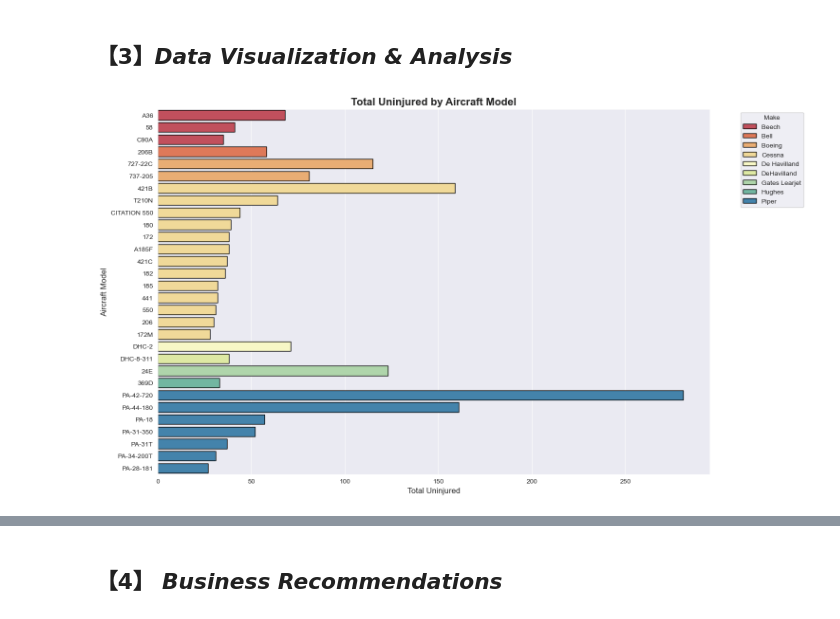
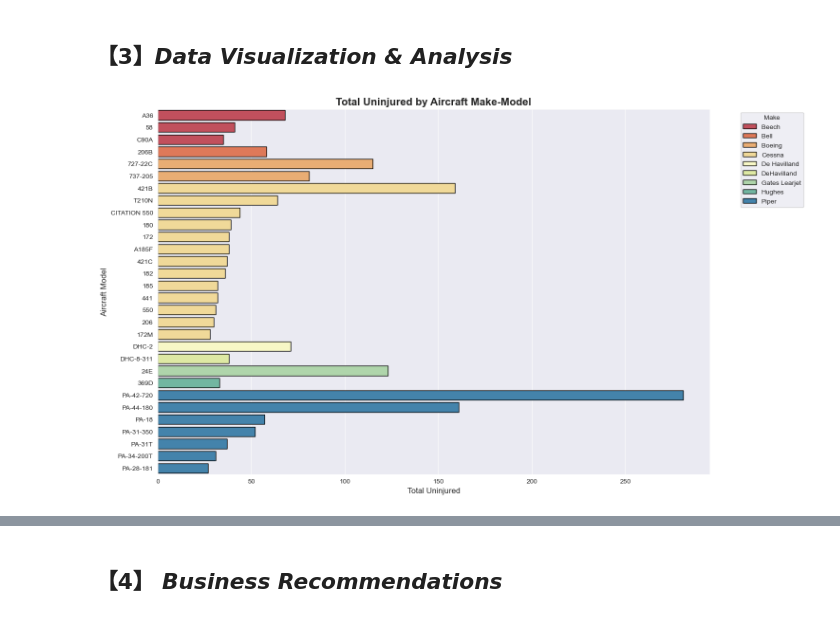
Before and after one commit to Tdoggie/phase-1-project, a Jupyter notebook: index.ipynb, the cells around one changed output, grey strips where cells are left out. Cells and saved outputs as stored; diff of their text form; code cells hidden in the pictures.

```diff
--- a/index.ipynb
+++ b/index.ipynb
@@ -584,7 +585,4 @@ Shape of phase filtered accident records:(3371, 8)
 # %%
-import seaborn as sns
-import matplotlib.pyplot as plt
-
 # Apply Seaborn's grid style
 sns.set_style("darkgrid")
 
@@ -596,32 +594,32 @@ uninjured_data = uninjured_data.sort_values(by=["Total.Uninjured"], ascending=Fa
 uninjured_data = uninjured_data.sort_values(by=["Make", "Total.Uninjured"], ascending=[True, False])
 
 # Set figure size
 plt.figure(figsize=(15, 10))
 
 # Create a distinct color palette for makes
 num_makes = uninjured_data["Make"].nunique()
 palette = sns.color_palette("Spectral", num_makes)
 
 # Create horizontal barplot
 sns.barplot(
     data=uninjured_data,
     y="Model",
     x="Total.Uninjured",
     hue="Make",
     palette=palette,
     edgecolor="black",
     dodge=False  # Ensures models of the same make appear one after another
 )
 
 # Titles and labels
-plt.title("Total Uninjured by Aircraft Model", fontsize=16, fontweight="bold")
+plt.title("Total Uninjured by Aircraft Make-Model", fontsize=16, fontweight="bold")
 plt.xlabel("Total Uninjured", fontsize=12)
 plt.ylabel("Aircraft Model", fontsize=12)
 
 # Move legend outside the plot for better visibility
 plt.legend(title="Make", bbox_to_anchor=(1.05, 1), loc="upper left", fontsize=10)
 
 # Show plot
 plt.show()
 # %% [output]
-[figure, old version]
+[figure, new version]
```
Also changed, not shown: parts of 11 cells of this notebook.
